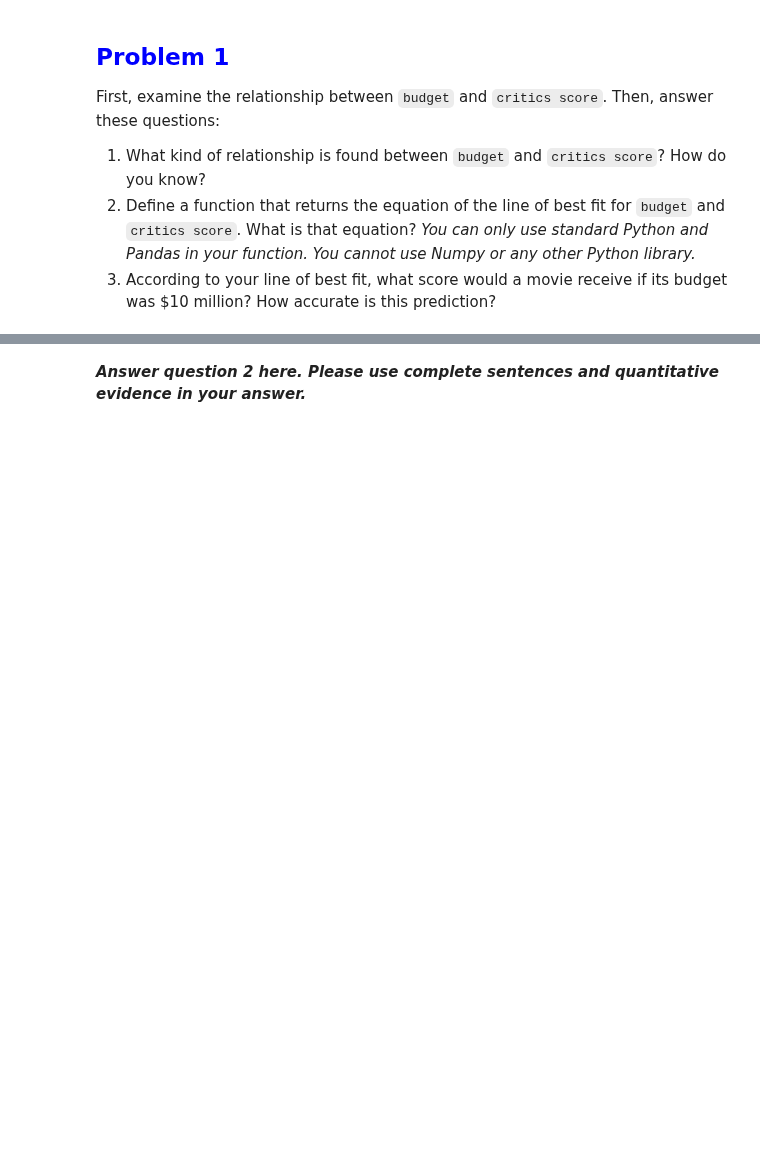
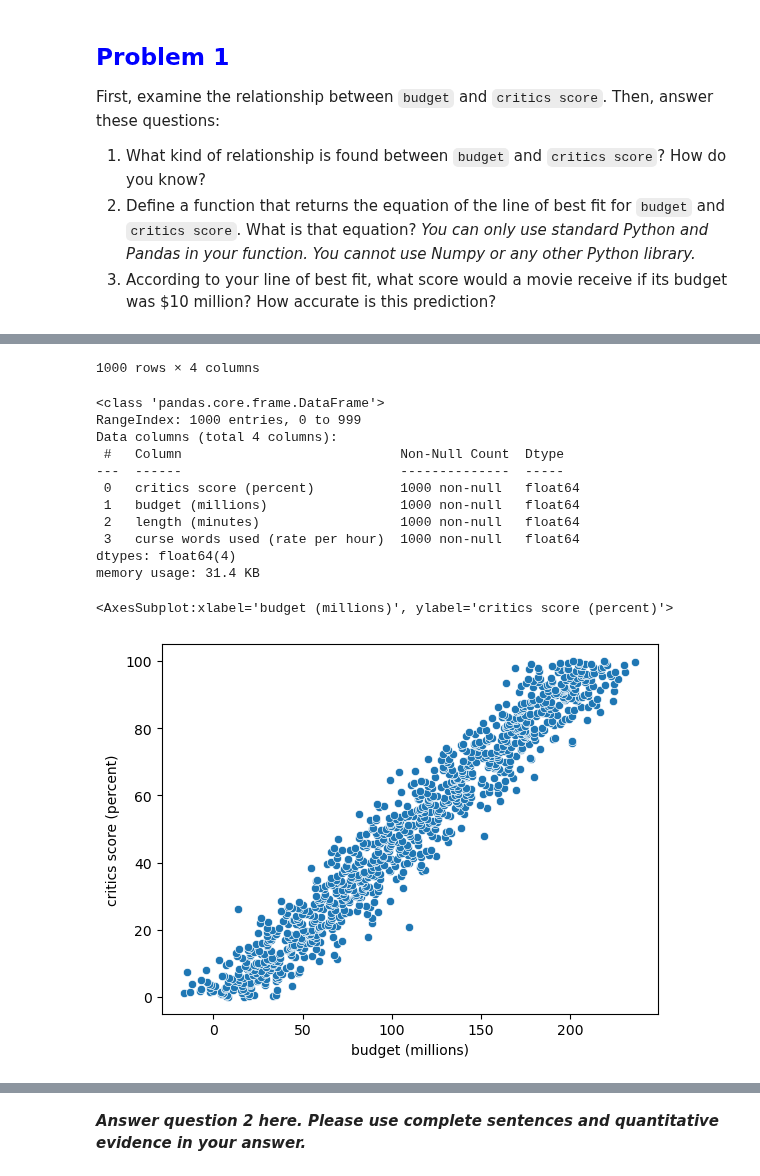
Before and after one commit to Google-Stein/CCIC-Artificial-Intelligence, a Jupyter notebook: Semester 1/Movies/Problem_Set_-_Linear_Regression.ipynb, the cells around one changed output, grey strips where cells are left out. Drawn from its saved outputs; the diff is of its cells as text; code cells hidden in the pictures; blank space fills up the shorter version.

```diff
--- a/Semester 1/Movies/Problem_Set_-_Linear_Regression.ipynb
+++ b/Semester 1/Movies/Problem_Set_-_Linear_Regression.ipynb
@@ -20,4 +20,10 @@ First, examine the relationship between `budget` and `critics score`. Then, answ
 2. Define a function that returns the equation of the line of best fit for `budget` and `critics score`. What is that equation? *You can only use standard Python and Pandas in your function. You cannot use Numpy or any other Python library.*
 3. According to your line of best fit, what score would a movie receive if its budget was $10 million? How accurate is this prediction?
 # %%
-# Write the code you need for question 1 here.
+import pandas as pd
+import seaborn as sns
+data = pd.read_json('problem_set.json')
+display(data)
+data.info()
+sns.scatterplot(data=data, x='budget (millions)', y='critics score (percent)')
+# %% [output]
@@ -23,0 +42,14 @@ First, examine the relationship between `budget` and `critics score`. Then, answ
+1000 rows × 4 columns
+<class 'pandas.core.frame.DataFrame'>
+RangeIndex: 1000 entries, 0 to 999
+Data columns (total 4 columns):
+ #   Column                            Non-Null Count  Dtype
+---  ------                            --------------  -----
+ 0   critics score (percent)           1000 non-null   float64
+ 1   budget (millions)                 1000 non-null   float64
+ 2   length (minutes)                  1000 non-null   float64
+ 3   curse words used (rate per hour)  1000 non-null   float64
+dtypes: float64(4)
+memory usage: 31.4 KB
+<AxesSubplot:xlabel='budget (millions)', ylabel='critics score (percent)'>
+[figure, added]
```
Also changed, not shown: parts of 20 cells of this notebook, 1 other file.
